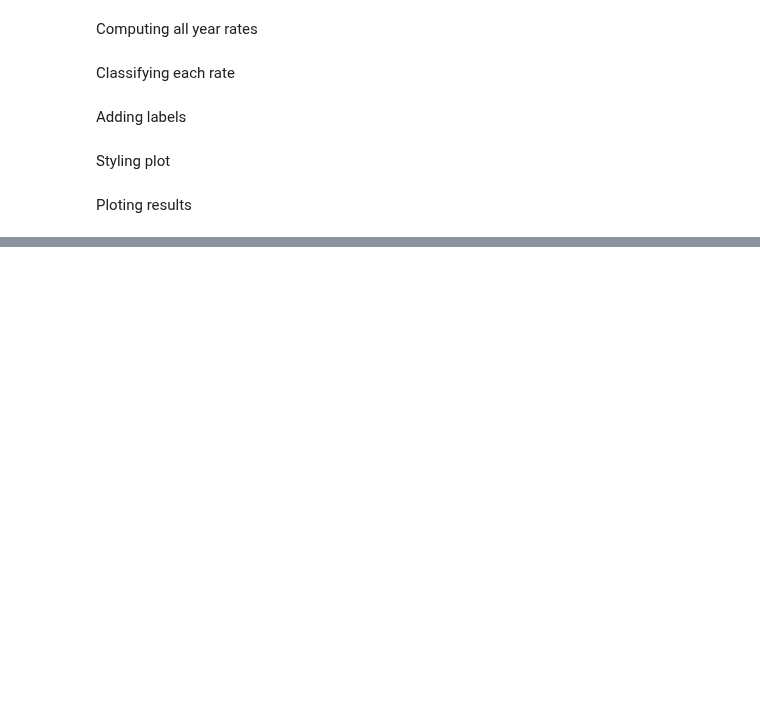
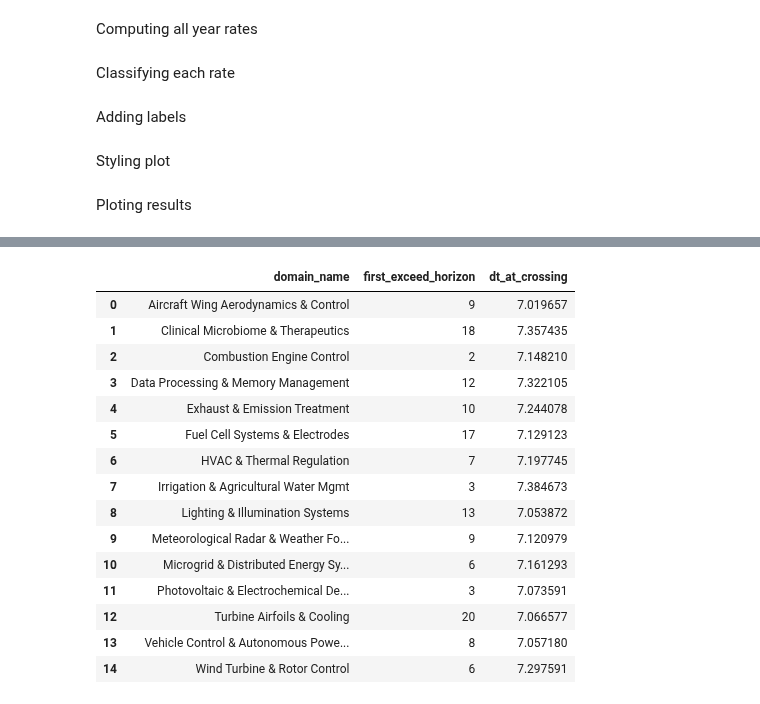
Before and after one commit to lmamede/disciplina-prospeccao, a Jupyter notebook: notebooks/GreenAI_Patent_Analysis.ipynb, the cells around one changed output, grey strips where cells are left out. Saved outputs shown, nothing was run; the diff lists cells and outputs as text; code cells hidden in the pictures; blank space fills up the shorter version.

```diff
--- a/notebooks/GreenAI_Patent_Analysis.ipynb
+++ b/notebooks/GreenAI_Patent_Analysis.ipynb
@@ -388,0 +436,5 @@ plt.show()
+# %%
+forecast_df = forecast_innovation_baseline(d_df,horizon=20)
+forecast_df['domain_name'] = forecast_df['domain'].map(domain_labels)
+
+forecast_df.head()
@@ -388,0 +448,29 @@ plt.show()
+# %%
+DT_THRESHOLD = 7.0
+
+threshold_crossings = (
+    forecast_df
+    .query("doubling_time >= @DT_THRESHOLD")
+    .groupby("domain_name", as_index=False)
+    .agg(first_exceed_horizon=("horizon", "min"),
+         dt_at_crossing=("doubling_time", "first"))
+)
+
+threshold_crossings
+# %% [output]
+|  | domain_name | first_exceed_horizon | dt_at_crossing |
+| 0 | Aircraft Wing Aerodynamics & Control | 9 | 7.019657 |
+| 1 | Clinical Microbiome & Therapeutics | 18 | 7.357435 |
+| 2 | Combustion Engine Control | 2 | 7.148210 |
+| 3 | Data Processing & Memory Management | 12 | 7.322105 |
+| 4 | Exhaust & Emission Treatment | 10 | 7.244078 |
+| 5 | Fuel Cell Systems & Electrodes | 17 | 7.129123 |
+| 6 | HVAC & Thermal Regulation | 7 | 7.197745 |
+| 7 | Irrigation & Agricultural Water Mgmt | 3 | 7.384673 |
+| 8 | Lighting & Illumination Systems | 13 | 7.053872 |
+| 9 | Meteorological Radar & Weather Fo... | 9 | 7.120979 |
+| 10 | Microgrid & Distributed Energy Sy... | 6 | 7.161293 |
+| 11 | Photovoltaic & Electrochemical De... | 3 | 7.073591 |
+| 12 | Turbine Airfoils & Cooling | 20 | 7.066577 |
+| 13 | Vehicle Control & Autonomous Powe... | 8 | 7.057180 |
+| 14 | Wind Turbine & Rotor Control | 6 | 7.297591 |
```
Also changed, not shown: parts of 22 cells of this notebook, 6 other files.
